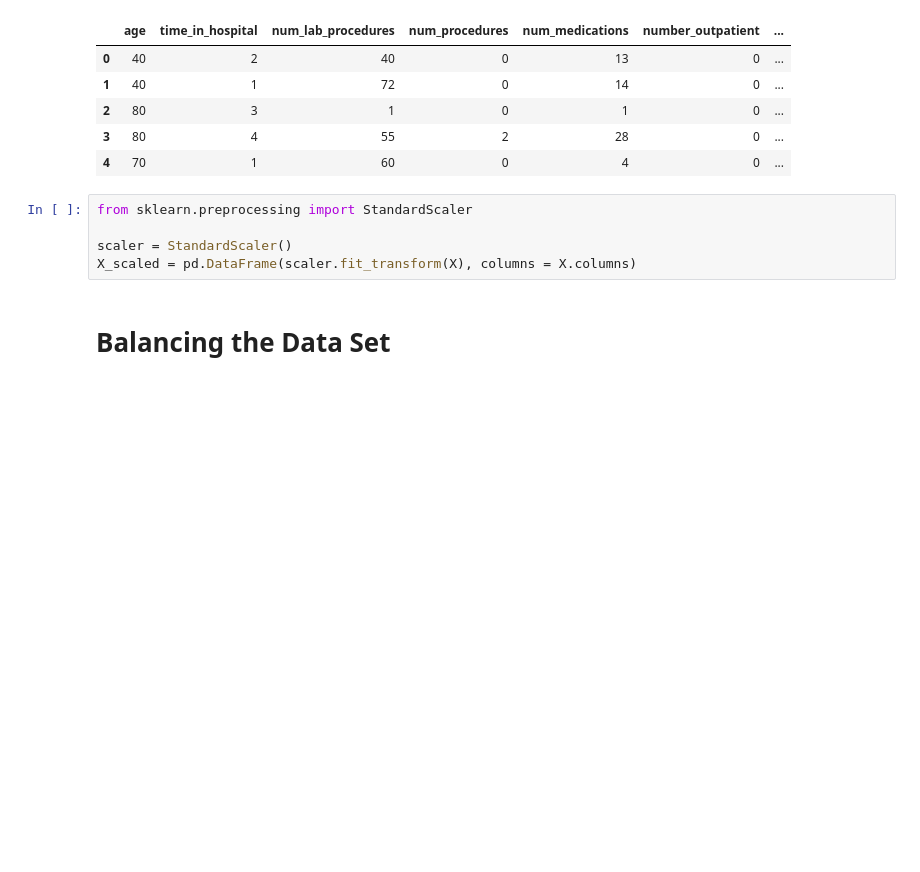
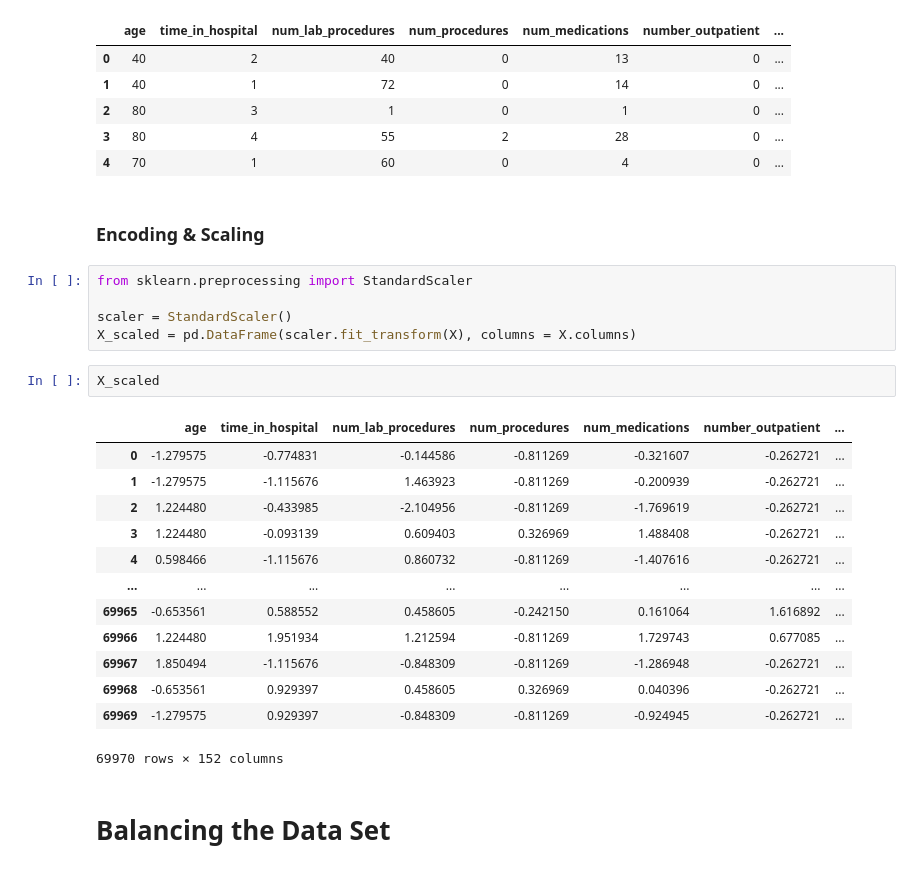
Before and after one commit to sagarwala12/HRRP, a Jupyter notebook: shay/Feature_Engineering2.ipynb, the cells around one changed output. Drawn from its saved outputs; the diff is of its cells as text; blank space fills up the shorter version.

```diff
--- a/shay/Feature_Engineering2.ipynb
+++ b/shay/Feature_Engineering2.ipynb
@@ -184,11 +184,29 @@ X.head()
 | 2 | 80 | 3 | 1 | 0 | 1 | 0 | ... |
 | 3 | 80 | 4 | 55 | 2 | 28 | 0 | ... |
 | 4 | 70 | 1 | 60 | 0 | 4 | 0 | ... |
+# %% [markdown]
+### Encoding & Scaling
 # %%
 from sklearn.preprocessing import StandardScaler
 
 scaler = StandardScaler()
 X_scaled = pd.DataFrame(scaler.fit_transform(X), columns = X.columns)
+# %%
+X_scaled
+# %% [output]
+|  | age | time_in_hospital | num_lab_procedures | num_procedures | num_medications | number_outpatient | ... |
+| 0 | -1.279575 | -0.774831 | -0.144586 | -0.811269 | -0.321607 | -0.262721 | ... |
+| 1 | -1.279575 | -1.115676 | 1.463923 | -0.811269 | -0.200939 | -0.262721 | ... |
+| 2 | 1.224480 | -0.433985 | -2.104956 | -0.811269 | -1.769619 | -0.262721 | ... |
+| 3 | 1.224480 | -0.093139 | 0.609403 | 0.326969 | 1.488408 | -0.262721 | ... |
+| 4 | 0.598466 | -1.115676 | 0.860732 | -0.811269 | -1.407616 | -0.262721 | ... |
+| ... | ... | ... | ... | ... | ... | ... | ... |
+| 69965 | -0.653561 | 0.588552 | 0.458605 | -0.242150 | 0.161064 | 1.616892 | ... |
+| 69966 | 1.224480 | 1.951934 | 1.212594 | -0.811269 | 1.729743 | 0.677085 | ... |
+| 69967 | 1.850494 | -1.115676 | -0.848309 | -0.811269 | -1.286948 | -0.262721 | ... |
+| 69968 | -0.653561 | 0.929397 | 0.458605 | 0.326969 | 0.040396 | -0.262721 | ... |
+| 69969 | -1.279575 | 0.929397 | -0.848309 | -0.811269 | -0.924945 | -0.262721 | ... |
+69970 rows × 152 columns
 # %% [markdown]
 # Balancing the Data Set
 # %%
```
